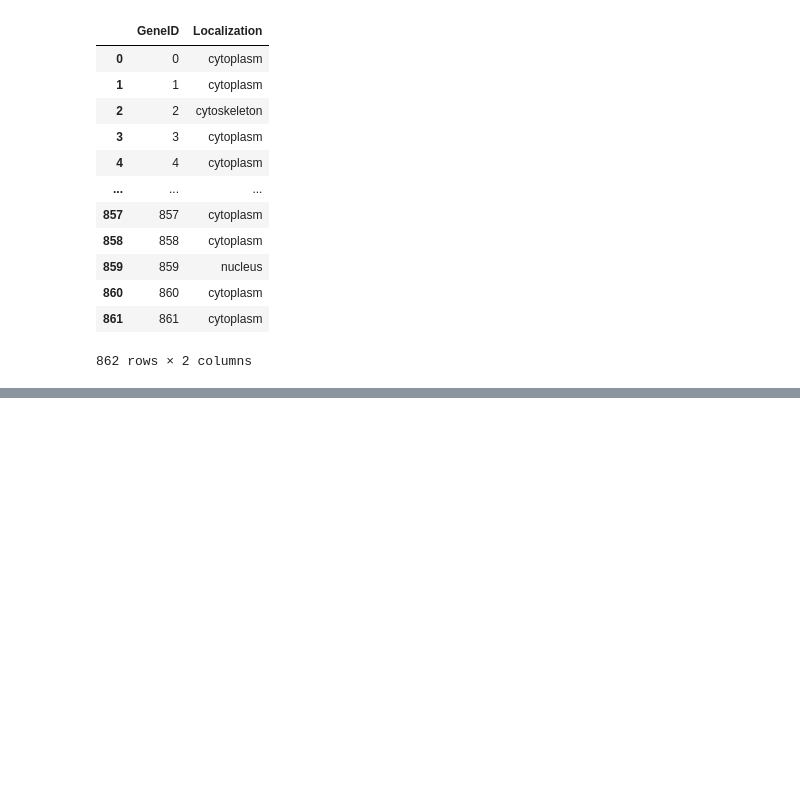
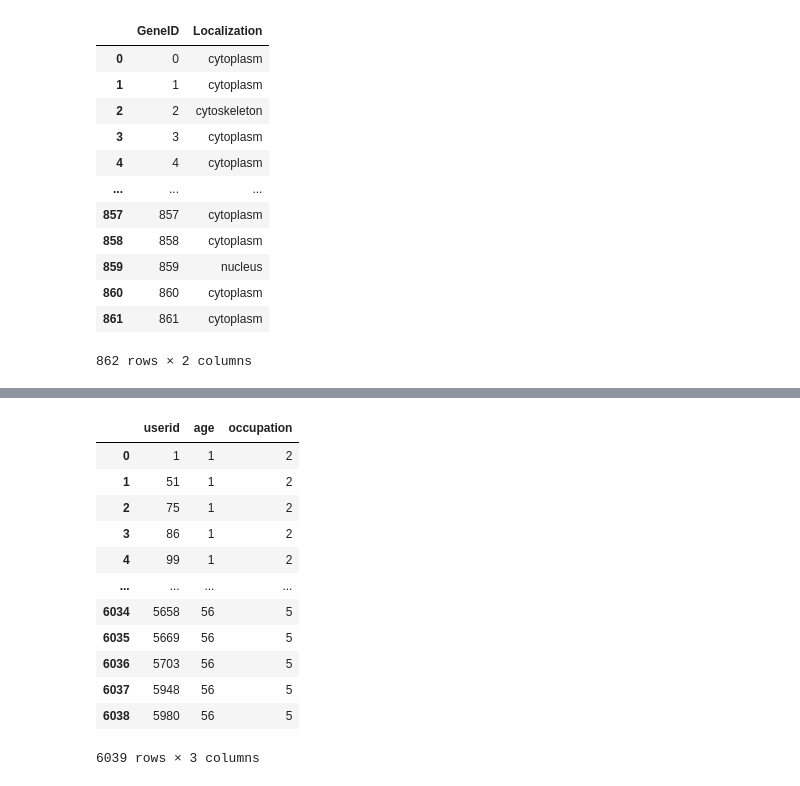
Before and after one commit to TheDataStation/relational-embedding, a Jupyter notebook: evaluation/eval_genes.ipynb, the cells around one changed output, grey strips where cells are left out. Cells and saved outputs as stored; diff of their text form; code cells hidden in the pictures; blank space fills up the shorter version.

```diff
--- a/evaluation/eval_genes.ipynb
+++ b/evaluation/eval_genes.ipynb
@@ -110,0 +148,17 @@ array([13,  1, 42, 11,  8,  6, 75,  1,  8,  3,  5])
+# %%
+X = small_table.drop(columns=["u_gender"])
+X
+# %% [output]
+|  | userid | age | occupation |
+| 0 | 1 | 1 | 2 |
+| 1 | 51 | 1 | 2 |
+| 2 | 75 | 1 | 2 |
+| 3 | 86 | 1 | 2 |
+| 4 | 99 | 1 | 2 |
+| ... | ... | ... | ... |
+| 6034 | 5658 | 56 | 5 |
+| 6035 | 5669 | 56 | 5 |
+| 6036 | 5703 | 56 | 5 |
+| 6037 | 5948 | 56 | 5 |
+| 6038 | 5980 | 56 | 5 |
+6039 rows × 3 columns
```
Also changed, not shown: parts of 14 cells of this notebook, 15 other files.
